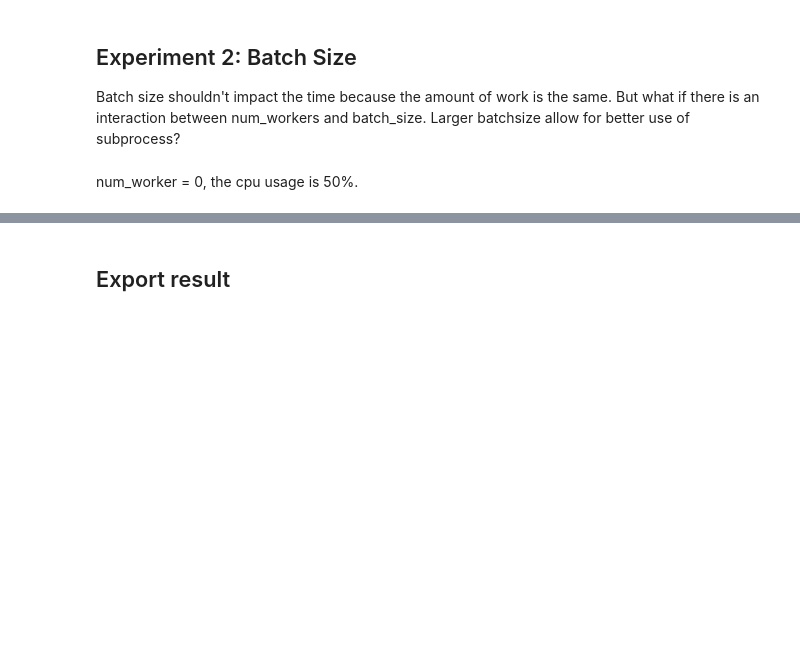
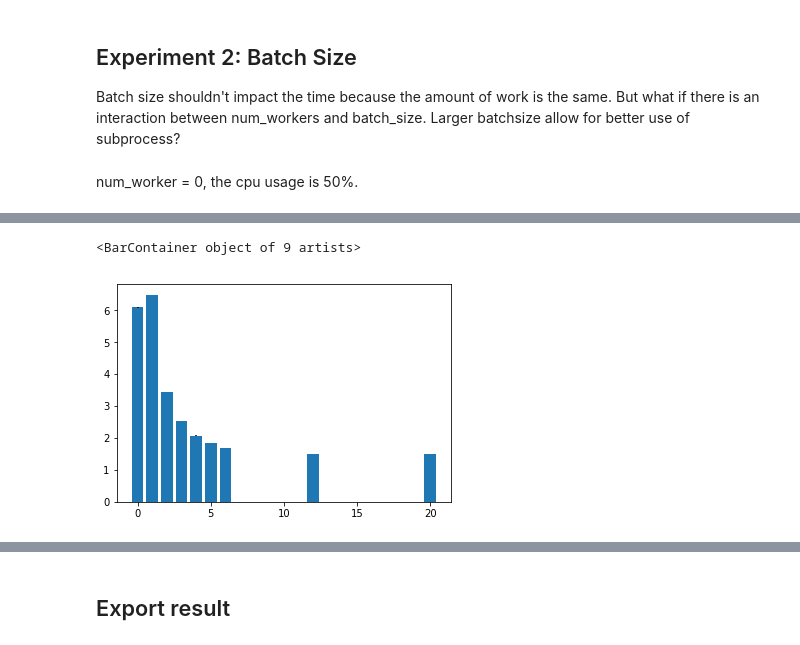
Before and after one commit to jachen36/humpback_kaggle, a Jupyter notebook: 0_loading_image.ipynb, the cells around one changed output, grey strips where cells are left out. Cells and saved outputs as stored; diff of their text form; code cells hidden in the pictures; blank space fills up the shorter version.

```diff
--- a/0_loading_image.ipynb
+++ b/0_loading_image.ipynb
@@ -84,7 +91,7 @@ exp_param = exp_param.append(param, ignore_index=True)
 How does the number of worker impact loading of the data?
 Are there a limit before overhead becomes not worth it?
 # %%
-workers_ls = [1,2,3,4,5,6,10,20]
+workers_ls = [1,2,3,4,5,6,defaults.cpus,20]
 param = param_baseline.copy()
 param['experiment'] = 'number of workers'
 # %%
@@ -145,0 +205,3 @@ Batch Size: 128
+# %%
+compare = exp_param[exp_param.experiment.isin(['batch_size', 'batch_size_plus_workers']) & (exp_param.batch_size == 128)];
+compare
@@ -145,0 +219,5 @@ Batch Size: 128
+# %%
+plt.bar(compare.num_workers, compare.avg/60, yerr=compare.stdev/60)
+# %% [output]
+<BarContainer object of 9 artists>
+[figure, added]
```
Also changed, not shown: parts of 30 cells of this notebook, 1 other file.
